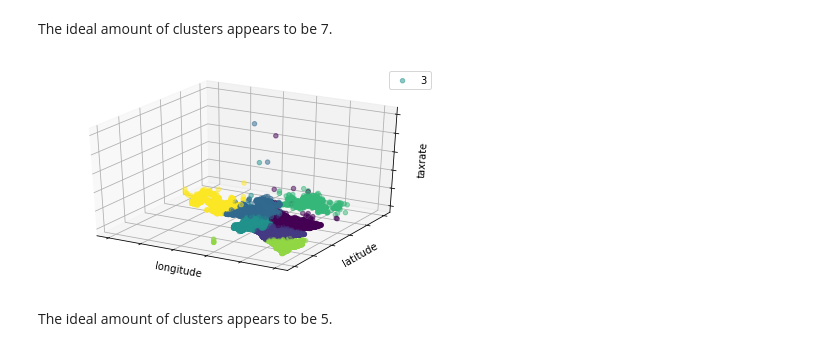
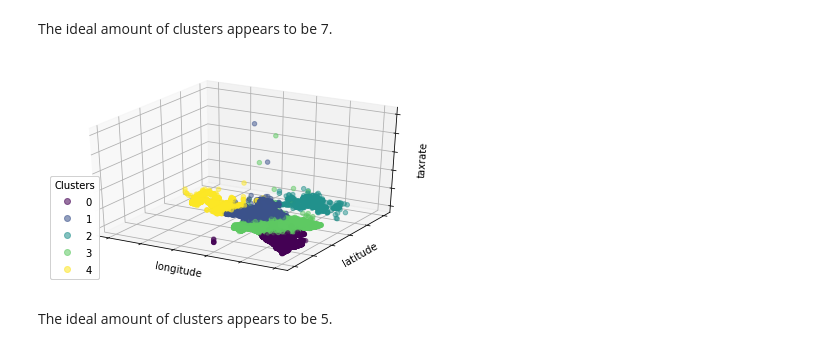
Before and after one commit to RainierCluster/zillow-cluster, a Jupyter notebook: reduce_zillow_logerror.ipynb, the cells around one changed output. Saved outputs shown, nothing was run; the diff lists cells and outputs as text; code cells hidden in the pictures.

```diff
--- a/reduce_zillow_logerror.ipynb
+++ b/reduce_zillow_logerror.ipynb
@@ -500,9 +574,9 @@ Execute the same process for the location group.
 # %% [markdown]
 The ideal amount of clusters appears to be 7.
 # %%
-explore.k_cluster_3d(train_loc,"longitude","latitude","taxrate",7)
+explore.k_cluster_3d(train_loc,"longitude","latitude","taxrate",5)
 # %% [output]
-[figure, old version]
+[figure, new version]
 # %%
 # explore.elbow(train_val)
 # %% [markdown]
```
Also changed, not shown: parts of 19 cells of this notebook.
